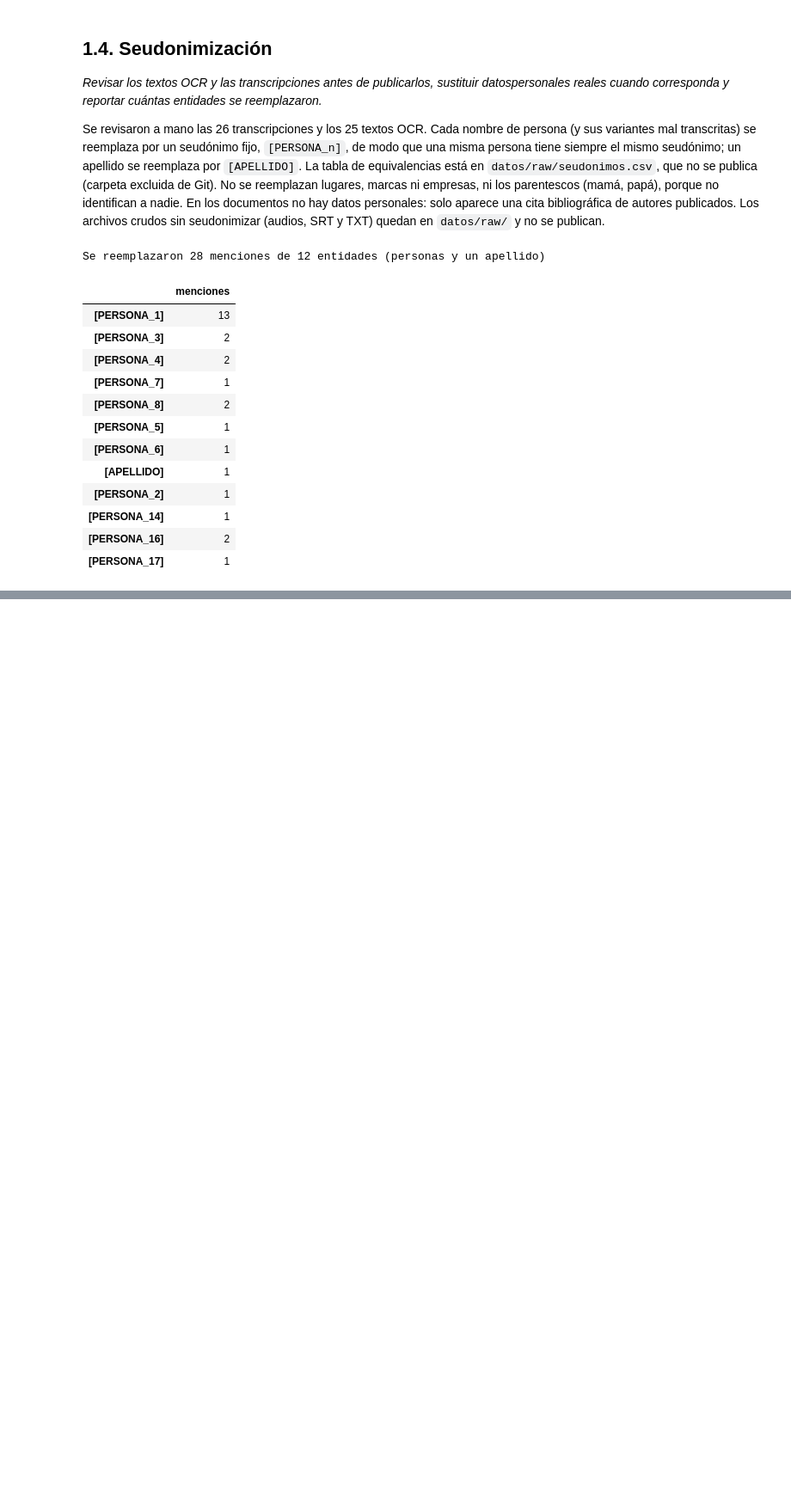
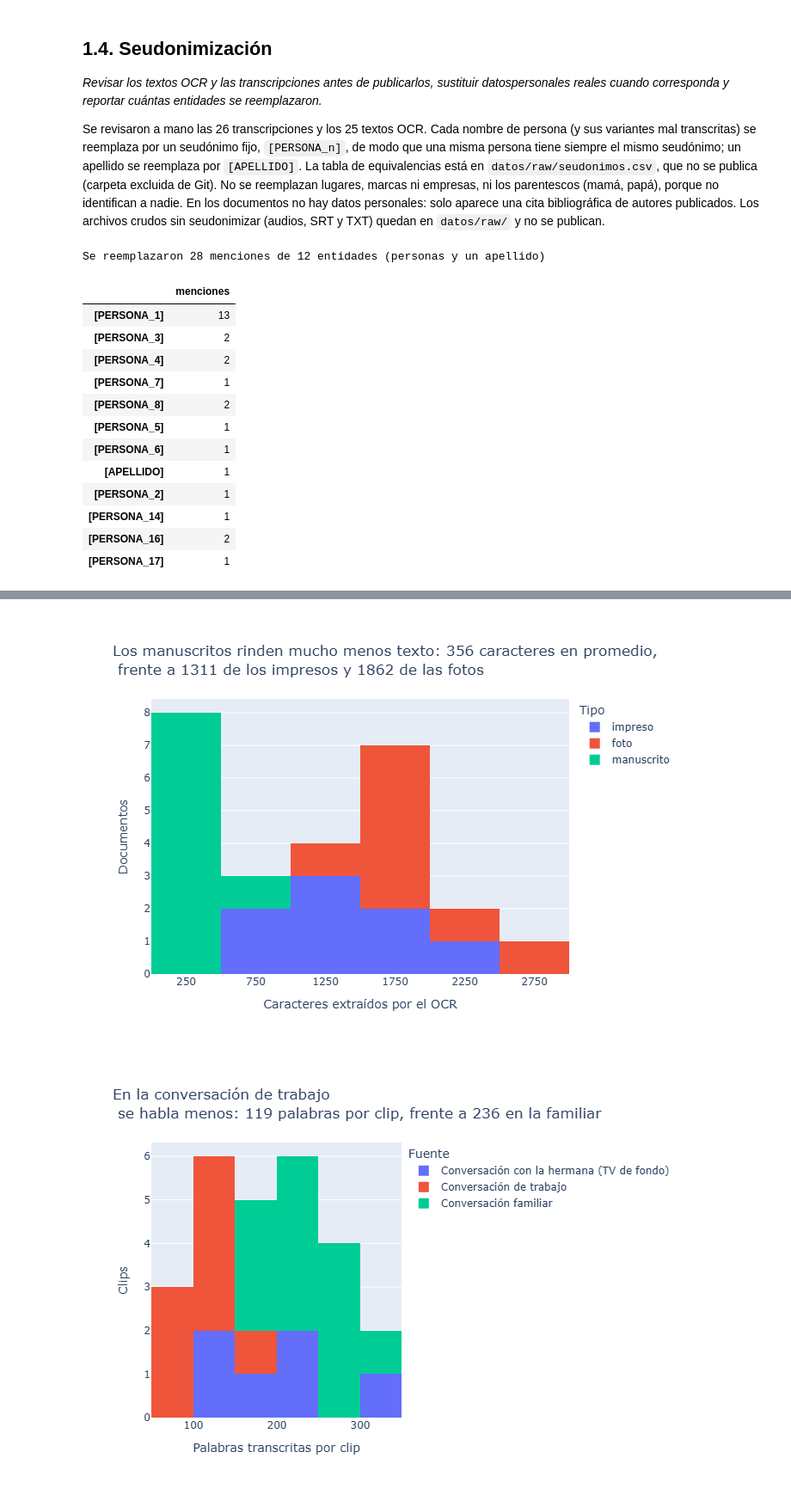
Before and after one commit to Clandra91/Python_intermedio, a Jupyter notebook: tarea_2/01_extraccion.ipynb, the cells around one changed output, grey strips where cells are left out. Shown at 86% size. Saved outputs shown, nothing was run; the diff lists cells and outputs as text; code cells hidden in the pictures; blank space fills up the shorter version.

```diff
--- a/tarea_2/01_extraccion.ipynb
+++ b/tarea_2/01_extraccion.ipynb
@@ -439,0 +509,19 @@ Eliminar duplicados por hash de archivo y descartar documentos ilegibles o audio
+# %%
+media_ocr = documentos.groupby("tipo")["caracteres"].mean()
+fig = px.histogram(documentos, x="caracteres", color="tipo", nbins=12,
+                   labels={"caracteres": "Caracteres extraídos por el OCR", "tipo": "Tipo"},
+                   title=f"Los manuscritos rinden mucho menos texto: {media_ocr['manuscrito']:.0f} caracteres en promedio, "
+                         f"<br> frente a {media_ocr['impreso']:.0f} de los impresos y {media_ocr['foto']:.0f} de las fotos")
+fig.update_yaxes(title_text="Documentos")
+fig.show()
+
+media_asr = clips.groupby("fuente")["palabras"].mean()
+fig = px.histogram(clips, x="palabras", color="fuente", nbins=10,
+                   labels={"palabras": "Palabras transcritas por clip", "fuente": "Fuente"},
+                   title=f"En la conversación de trabajo <br> se habla menos: {media_asr['Conversación de trabajo']:.0f} "
+                         f"palabras por clip, frente a {media_asr['Conversación familiar']:.0f} en la familiar")
+fig.update_yaxes(title_text="Clips")
+fig.show()
+# %% [output]
+[figure, added]
+[figure, added]
```
Also changed, not shown: parts of 11 cells of this notebook, 5 other files.
